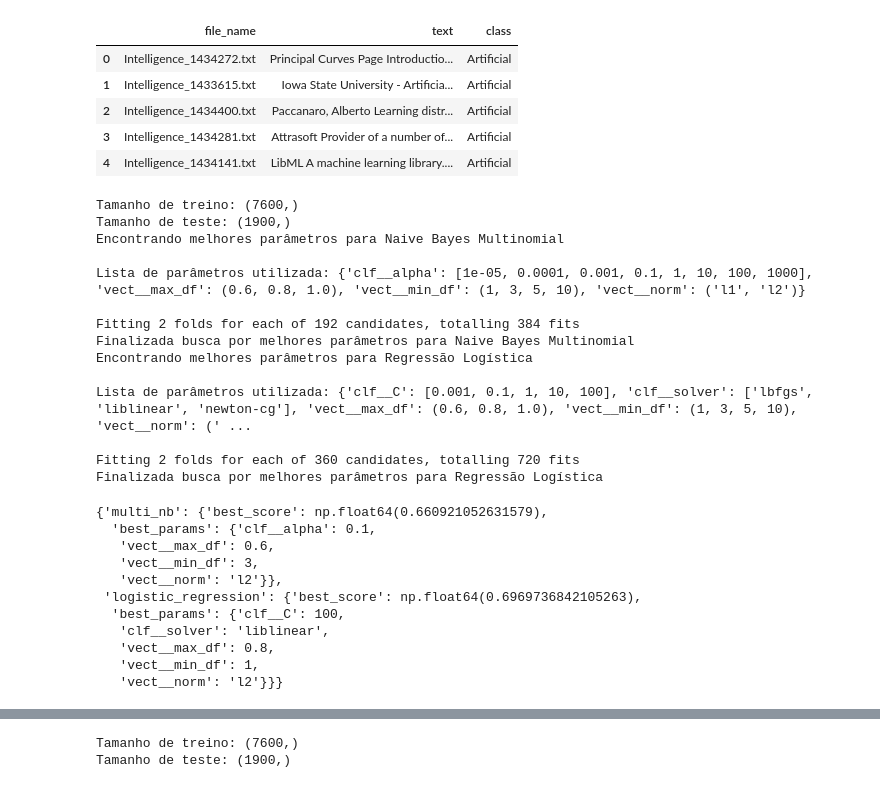
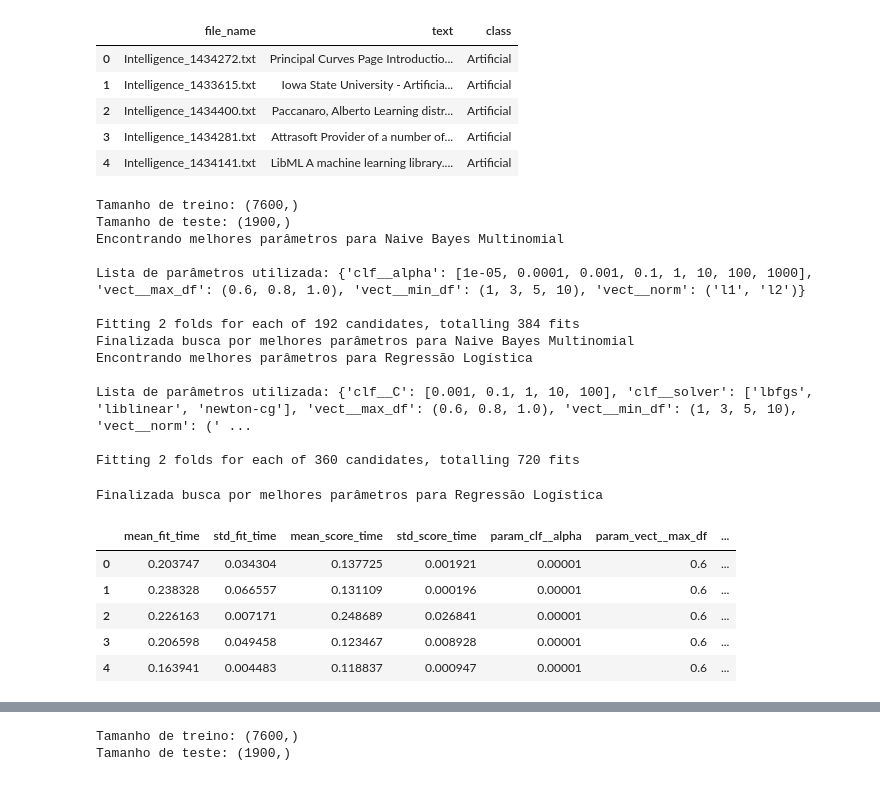
Before and after one commit to renneruan/projetos-nlp, a Jupyter notebook: Atividade_3/text_classifier.ipynb, the cells around one changed output, grey strips where cells are left out. Cells and saved outputs as stored; diff of their text form; code cells hidden in the pictures.

Commit message:
Mudanças para imprimir data frame com resultados

```diff
--- a/Atividade_3/text_classifier.ipynb
+++ b/Atividade_3/text_classifier.ipynb
@@ -19,8 +19,8 @@ df.head(5)
 # %%
 from find_best_hyperparameters import HyperparameterOptimizer
 
-test = HyperparameterOptimizer(df["text"], df["class"])
-results = test.get_results()
+optmizer = HyperparameterOptimizer(df["text"], df["class"])
+results = optmizer.get_results()
 # %% [output]
 Tamanho de treino: (7600,)
 Tamanho de teste: (1900,)
@@ -35,18 +35,15 @@ Encontrando melhores parâmetros para Regressão Logística
 Lista de parâmetros utilizada: {'clf__C': [0.001, 0.1, 1, 10, 100], 'clf__solver': ['lbfgs', 'liblinear', 'newton-cg'], 'vect__max_df': (0.6, 0.8, 1.0), 'vect__min_df': (1, 3, 5, 10), 'vect__norm': (' ...
 
 Fitting 2 folds for each of 360 candidates, totalling 720 fits
-Finalizada busca por melhores parâmetros para Regressão Logística
+Finalizada busca por melhores parâmetros para Regressão Logística
-# %%
-results
-# %% [output]
-{'multi_nb': {'best_score': np.float64(0.660921052631579),
-  'best_params': {'clf__alpha': 0.1,
-   'vect__max_df': 0.6,
-   'vect__min_df': 3,
-   'vect__norm': 'l2'}},
- 'logistic_regression': {'best_score': np.float64(0.6969736842105263),
-  'best_params': {'clf__C': 100,
-   'clf__solver': 'liblinear',
-   'vect__max_df': 0.8,
-   'vect__min_df': 1,
-   'vect__norm': 'l2'}}}
+# %%
+nb_grid_df = pd.DataFrame(results["multi_nb"].cv_results_)
+nb_grid_df.to_csv("nb_grid_results.csv")
+nb_grid_df.head(5)
+# %% [output]
+|  | mean_fit_time | std_fit_time | mean_score_time | std_score_time | param_clf__alpha | param_vect__max_df | ... |
+| 0 | 0.203747 | 0.034304 | 0.137725 | 0.001921 | 0.00001 | 0.6 | ... |
+| 1 | 0.238328 | 0.066557 | 0.131109 | 0.000196 | 0.00001 | 0.6 | ... |
+| 2 | 0.226163 | 0.007171 | 0.248689 | 0.026841 | 0.00001 | 0.6 | ... |
+| 3 | 0.206598 | 0.049458 | 0.123467 | 0.008928 | 0.00001 | 0.6 | ... |
+| 4 | 0.163941 | 0.004483 | 0.118837 | 0.000947 | 0.00001 | 0.6 | ... |
```
Also changed, not shown: parts of 2 cells of this notebook, 3 other files.
